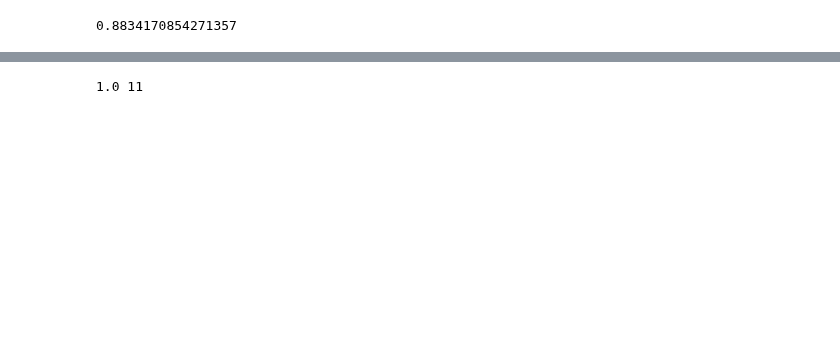
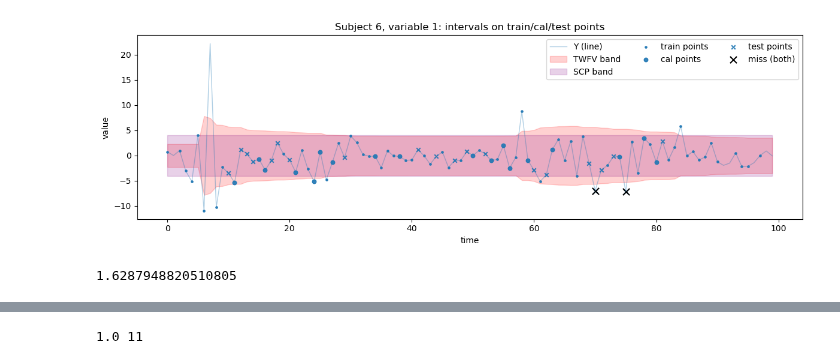
Before and after one commit to shookie13/latent_factor_conformal, a Jupyter notebook: run.ipynb, the cells around one changed output, grey strips where cells are left out. Saved outputs shown, nothing was run; the diff lists cells and outputs as text; code cells hidden in the pictures; blank space fills up the shorter version.

```diff
--- a/run.ipynb
+++ b/run.ipynb
@@ -340,4 +354,0 @@ cov = float(np.mean(covered)) if covered.size > 0 else float("nan")
-# %%
-cov
-# %% [output]
-0.8834170854271357
@@ -354,0 +359,17 @@ cov = float(np.mean(covered)) if covered.size > 0 else float("nan")
+# %%
+from twfv import plot_intervals_on_series_from_q_sigma
+plot_intervals_on_series_from_q_sigma(
+    Y=Y, I=I, T=T, J=J,
+    subj_i=6, var_j=1,
+    train_idx=train_idx, cal_idx=cal_idx, test_idx=test_idx,
+    sigma_tmfv=sigma_fitted,   # (I,T,J)
+    yhat=None,                 # or yhat_full (I,T,J) if you have it
+    q_tmfv=tmfv_result[2],
+    q_scp=cp.q_abs,
+)
+# %% [output]
+[figure, added]
+# %%
+q_oracle
+# %% [output]
+1.6287948820510805
```
Also changed, not shown: parts of 31 cells of this notebook, 8 other files.
